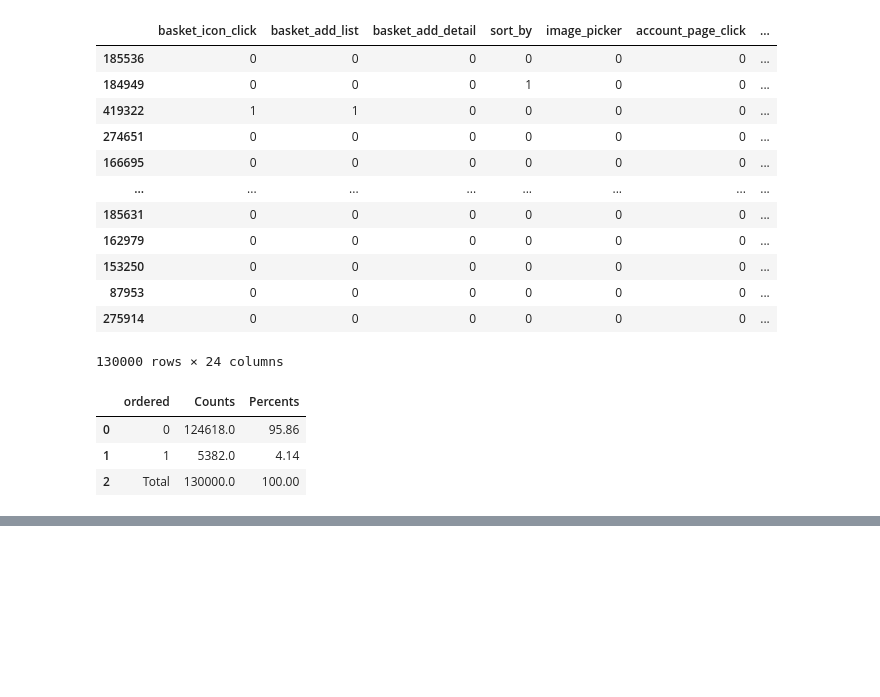
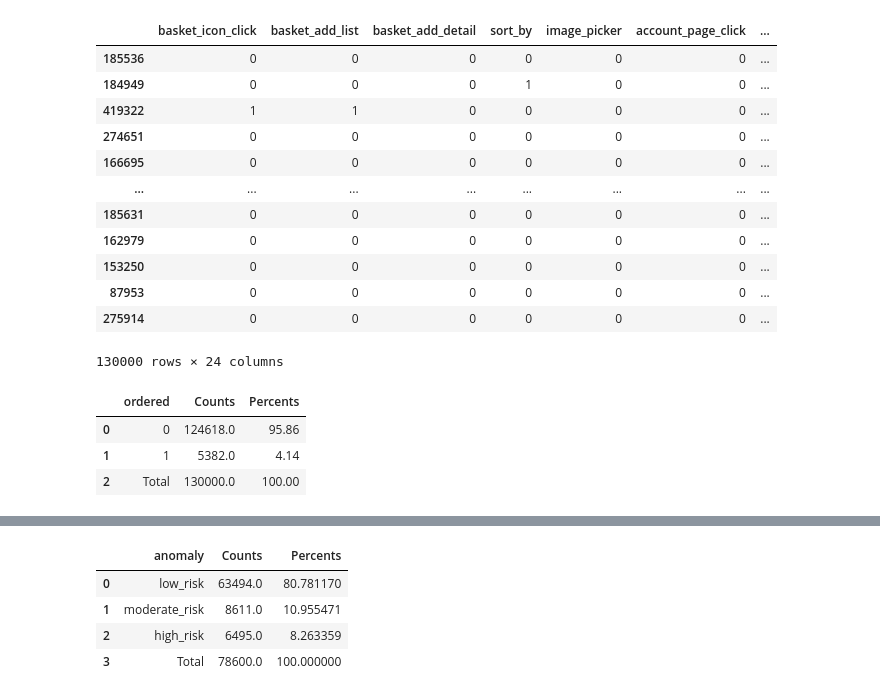
Before and after one commit to ShamilShukurov/ADA_GWU_Master_Thesis, a Jupyter notebook: Code/Data_Collection.ipynb, the cells around one changed output, grey strips where cells are left out. Saved outputs shown, nothing was run; the diff lists cells and outputs as text; code cells hidden in the pictures; blank space fills up the shorter version.

```diff
--- a/Code/Data_Collection.ipynb
+++ b/Code/Data_Collection.ipynb
@@ -1196,0 +1213,8 @@ get_stats(ptp_prep, "ordered")
+# %%
+get_stats(mtv,"anomaly")
+# %% [output]
+|  | anomaly | Counts | Percents |
+| 0 | low_risk | 63494.0 | 80.781170 |
+| 1 | moderate_risk | 8611.0 | 10.955471 |
+| 2 | high_risk | 6495.0 | 8.263359 |
+| 3 | Total | 78600.0 | 100.000000 |
```
Also changed, not shown: parts of 16 cells of this notebook, 7 other files.
